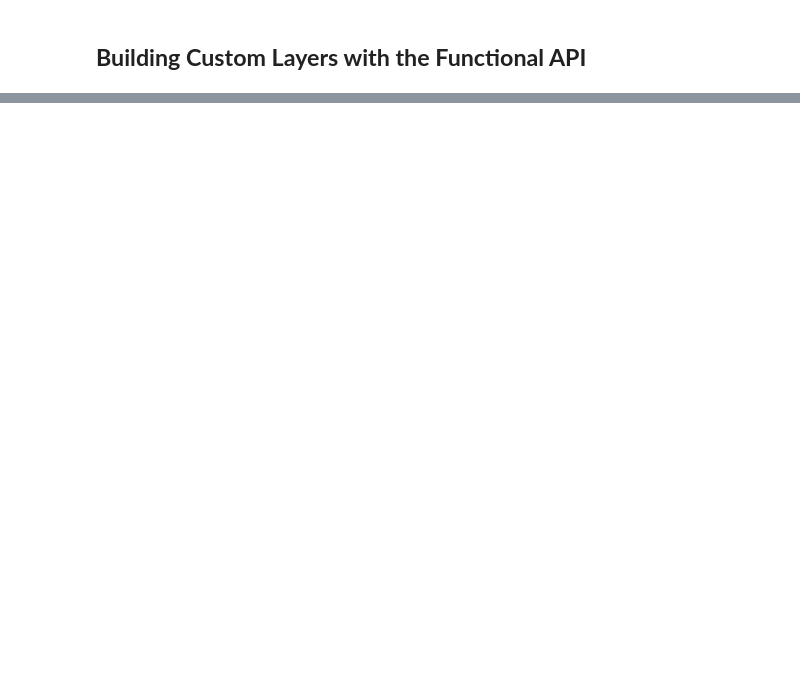
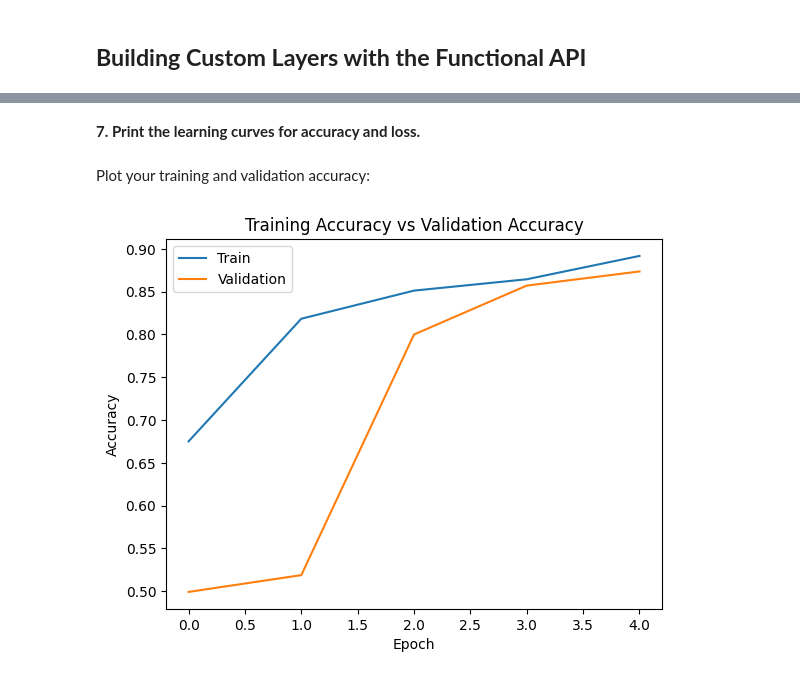
Before and after one commit to BalavSha/Deep-Learning, a Jupyter notebook: Custom_TensorFlow_Components.ipynb, the cells around one changed output, grey strips where cells are left out. Saved outputs shown, nothing was run; the diff lists cells and outputs as text; code cells hidden in the pictures; blank space fills up the shorter version.

Commit message:
Final Version of Custom_TensorFlow_Components

```diff
--- a/Custom_TensorFlow_Components.ipynb
+++ b/Custom_TensorFlow_Components.ipynb
@@ -290,0 +946,5 @@ history = model.fit(
+# %%
+def relu_batchnorm_layer(input):
+
+  # add ReLU activation followed by batch normalization
+  return BatchNormalization()(ReLU()(input))
@@ -290,0 +1065,6 @@ history = model.fit(
+# %%
+model.compile(
+    optimizer = "adam",
+    loss = custom_loss_function,
+    metrics = ["accuracy"]
+)
@@ -290,0 +1073,13 @@ history = model.fit(
+# %%
+history = model.fit(
+    # specify the training data generator
+    train_data_gen,
+    steps_per_epoch = total_train // batch_size,
+
+    # specify the epochs to train the model for
+    epochs = 5,
+
+    # specify the validation data generator
+    validation_data = val_data_gen,
+    validation_steps = total_val // batch_size
+)
@@ -290,0 +1097,25 @@ history = model.fit(
+# %% [markdown]
+**7. Print the learning curves for accuracy and loss.**
+# %% [markdown]
+Plot your training and validation accuracy:
+# %%
+# Plot the training accuracy
+plt.plot(history.history['accuracy'])
+
+# Plot the validation accuracy
+plt.plot(history.history['val_accuracy'])
+
+# Set the title for the plot
+plt.title('Training Accuracy vs Validation Accuracy')
+# Set the label for the y-axis
+plt.ylabel('Accuracy')
+# Set the label for the x-axis
+plt.xlabel('Epoch')
+
+# Add a legend to the plot
+plt.legend(['Train', 'Validation'], loc='upper left')
+
+# Display the plot
+plt.show()
+# %% [output]
+[figure, added]
```
Also changed, not shown: parts of 94 cells of this notebook.
